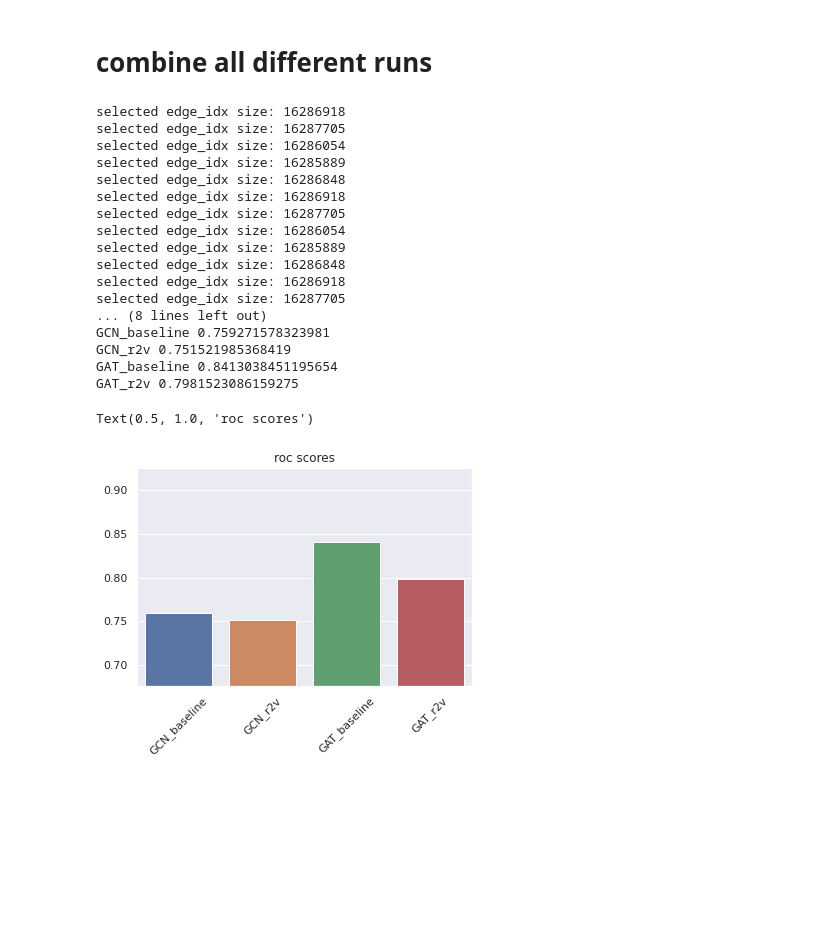
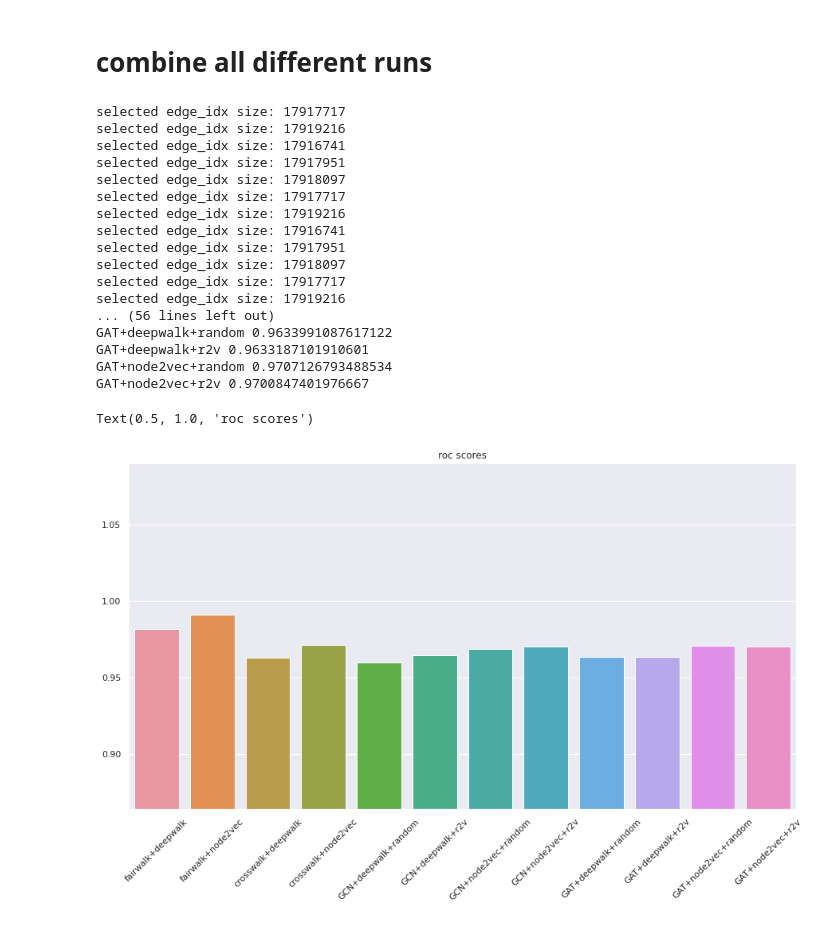
Before and after one commit to thunderock/residual2vec_, a Jupyter notebook: notebooks/RESULTS/scoring_pokec.ipynb, the cells around one changed output. Saved outputs shown, nothing was run; the diff lists cells and outputs as text; code cells hidden in the pictures; blank space fills up the shorter version.

```diff
--- a/notebooks/RESULTS/scoring_pokec.ipynb
+++ b/notebooks/RESULTS/scoring_pokec.ipynb
@@ -29,14 +51,27 @@ Using GPU: cuda:0
 # %%
 y = snakemake_utils.get_dataset("pokec").get_grouped_col()
 sp_score, roc_score, gini_score, embs = {}, {}, {}, {}
-DATA_ROOT = '/data/sg/ashutiwa/final_results/pokec/'
-! ls /data/sg/ashutiwa/final_results/airport/
+DATA_ROOT = '/data/sg/ashutiwa/final_crosswalk/pokec/'
 DIRS = ['pokec_one/', 'pokec_two/', 'pokec_three/', 'pokec_four/', 'pokec_five/']
 DATASET = 'pokec'
-M = ["GCN_baseline", "GCN_r2v",
-     "GAT_baseline","GAT_r2v"]
+model_to_embs = {
+    "fairwalk+deepwalk": "_fairwalk_deepwalk.npy",
+    "fairwalk+node2vec": "_fairwalk_node2vec.npy",
+    "crosswalk+deepwalk": "_crosswalk_deepwalk.npy",
+    "crosswalk+node2vec": "_crosswalk_node2vec.npy",
+    "GCN+deepwalk+random": "_gcn_None_deepwalk_deepwalk_embs.npy",
+    "GCN+deepwalk+r2v": "_gcn_None_deepwalk_r2v_embs.npy",
+    "GCN+node2vec+random": "_gcn_None_node2vec_deepwalk_embs.npy",
+    "GCN+node2vec+r2v": "_gcn_None_node2vec_r2v_embs.npy",
+    "GAT+deepwalk+random": "_gat_None_deepwalk_deepwalk_embs.npy",
+    "GAT+deepwalk+r2v": "_gat_None_deepwalk_r2v_embs.npy",
+    "GAT+node2vec+random": "_gat_None_node2vec_deepwalk_embs.npy",
+    "GAT+node2vec+r2v": "_gat_None_node2vec_r2v_embs.npy",
 
-TEST_ADJ_FILE='/data/sg/ashutiwa/final_results/pokec/pokec_one/pokec_test_adj.npz'
+}
+M = list(model_to_embs.keys())
+
+TEST_ADJ_FILE='/data/sg/ashutiwa/final_crosswalk/pokec/pokec_one/pokec_test_adj.npz'
 NUM_NODES = 1632803
 k=5
 # %% [output]
@@ -462,24 +492,11 @@ def create_dot_df(A, file=TEST_ADJ_FILE):
 # %% [markdown]
 # combine all different runs
 # %%
-MODEL_NAME_2_FILE = {
-    "GCN_baseline": "_gcn_node2vec_embs.npy",
-#     "GCN_baseline_crosswalk": "_crosswalk_gcn_node2vec_embs.npy",
-    "GCN_r2v": "_gcn_r2v_node2vec_embs.npy",
-#     "GCN_r2v_crosswalk": '_crosswalk_gcn_r2v_node2vec_embs.npy',
-    "GAT_baseline": '_gat_node2vec_embs.npy',
-#     "GAT_baseline_crosswalk": "_crosswalk_gat_node2vec_embs.npy",
-    "GAT_r2v": "_gat_r2v_node2vec_embs.npy",
-#     "GAT_r2v_crosswalk": "_crosswalk_gat_r2v_node2vec_embs.npy",
-#     "WORD2VEC_baseline": '_word2vec_node2vec_embs.npy',
-#     "WORD2VEC_baseline_crosswalk": "_crosswalk_word2vec_node2vec_embs.npy",
-#     "WORD2VEC_r2v": "_word2vec_r2v_node2vec_embs.npy",
-#     "WORD2VEC_r2v_crosswalk": "_crosswalk_word2vec_r2v_node2vec_embs.npy"
-}
+
 def roc_scores(model_name):
     scores = np.zeros(len(DIRS))
     for idx, d in enumerate(DIRS):
-        A = np.load(DATA_ROOT + d + DATASET + MODEL_NAME_2_FILE[model_name])
+        A = np.load(DATA_ROOT + d + DATASET + model_to_embs[model_name])
         file = DATA_ROOT + d + DATASET + '_test_adj.npz'
         dot = create_dot_df(A, file)
         scores[idx] = get_roc_score(dot)
@@ -489,7 +506,7 @@ def roc_scores(model_name):
 def statisticalp_scores(model_name, K=5):
     scores, scores_gini = np.zeros(len(DIRS)), np.zeros(len(DIRS))
     for idx, d in enumerate(DIRS):
-        A = np.load(DATA_ROOT + d + DATASET + MODEL_NAME_2_FILE[model_name])
+        A = np.load(DATA_ROOT + d + DATASET + model_to_embs[model_name])
         edges = snakemake_utils.return_new_graph(A, K)
         scores_gini[idx] = statistical_parity(edges, y, metric='gini')
 
@@ -497,33 +514,33 @@ def statisticalp_scores(model_name, K=5):
     return scores, scores_gini
 # %%
 
-roc_score = {m: np.mean(roc_scores(m)) for m in MODEL_NAME_2_FILE}
+roc_score = {m: np.mean(roc_scores(m)) for m in model_to_embs}
 
 for i, j in roc_score.items(): print(i, j)
 sns.set(rc = {'figure.figsize':(15,8)})
 ax = sns.barplot(x=list(roc_score.keys()), y=list(roc_score.values()))
 ax.set_ylim(min(roc_score.values()) * .9, max(roc_score.values()) * 1.1)
 ax.set_xticklabels(ax.get_xticklabels(),rotation = 45)
 ax.set_title("roc scores")
 # %% [output]
-selected edge_idx size: 16286918
-selected edge_idx size: 16287705
-selected edge_idx size: 16286054
-selected edge_idx size: 16285889
-selected edge_idx size: 16286848
-selected edge_idx size: 16286918
-selected edge_idx size: 16287705
-selected edge_idx size: 16286054
-selected edge_idx size: 16285889
-selected edge_idx size: 16286848
-selected edge_idx size: 16286918
-selected edge_idx size: 16287705
-... (8 lines left out)
-GCN_baseline 0.759271578323981
-GCN_r2v 0.751521985368419
-GAT_baseline 0.8413038451195654
-GAT_r2v 0.7981523086159275
+selected edge_idx size: 17917717
+selected edge_idx size: 17919216
+selected edge_idx size: 17916741
+selected edge_idx size: 17917951
+selected edge_idx size: 17918097
+selected edge_idx size: 17917717
+selected edge_idx size: 17919216
+selected edge_idx size: 17916741
+selected edge_idx size: 17917951
+selected edge_idx size: 17918097
+selected edge_idx size: 17917717
+selected edge_idx size: 17919216
+... (56 lines left out)
+GAT+deepwalk+random 0.9633991087617122
+GAT+deepwalk+r2v 0.9633187101910601
+GAT+node2vec+random 0.9707126793488534
+GAT+node2vec+r2v 0.9700847401976667
 Text(0.5, 1.0, 'roc scores')
-[figure, old version]
+[figure, new version]
 # %%
 
```
Also changed, not shown: parts of 30 cells of this notebook, 3 other files.
